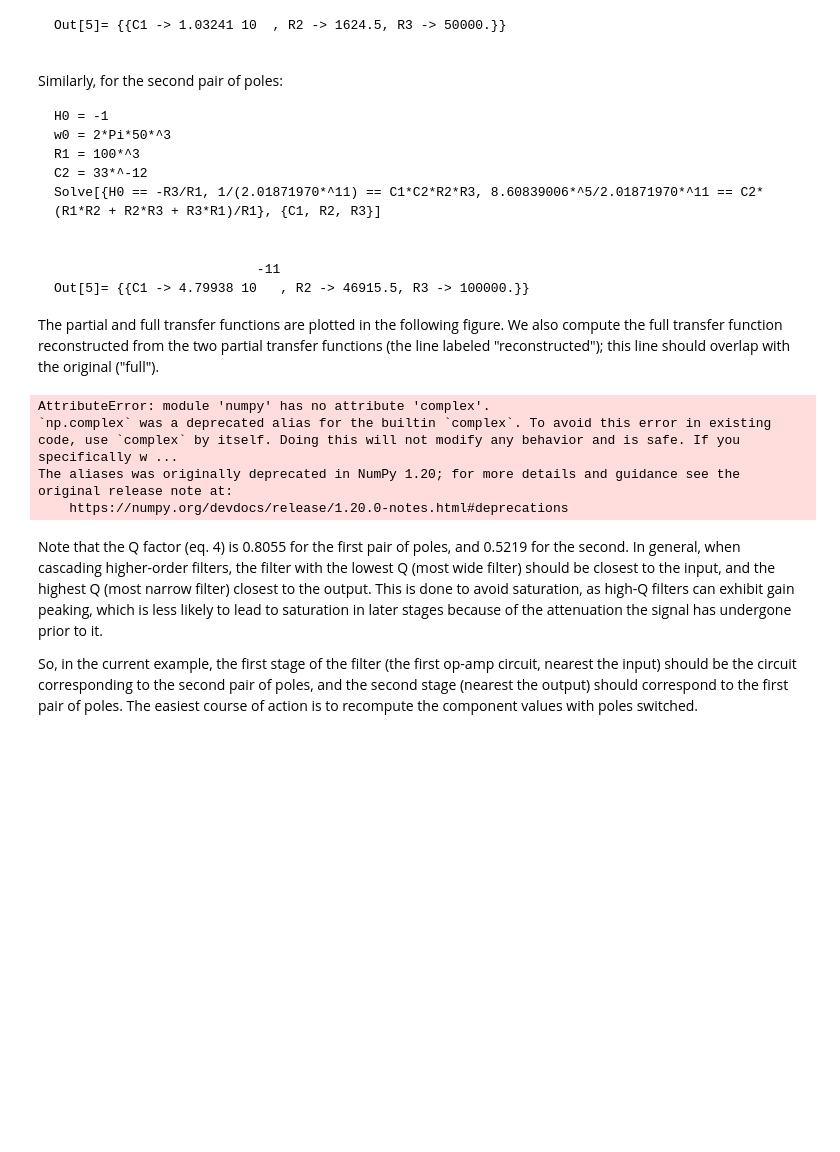
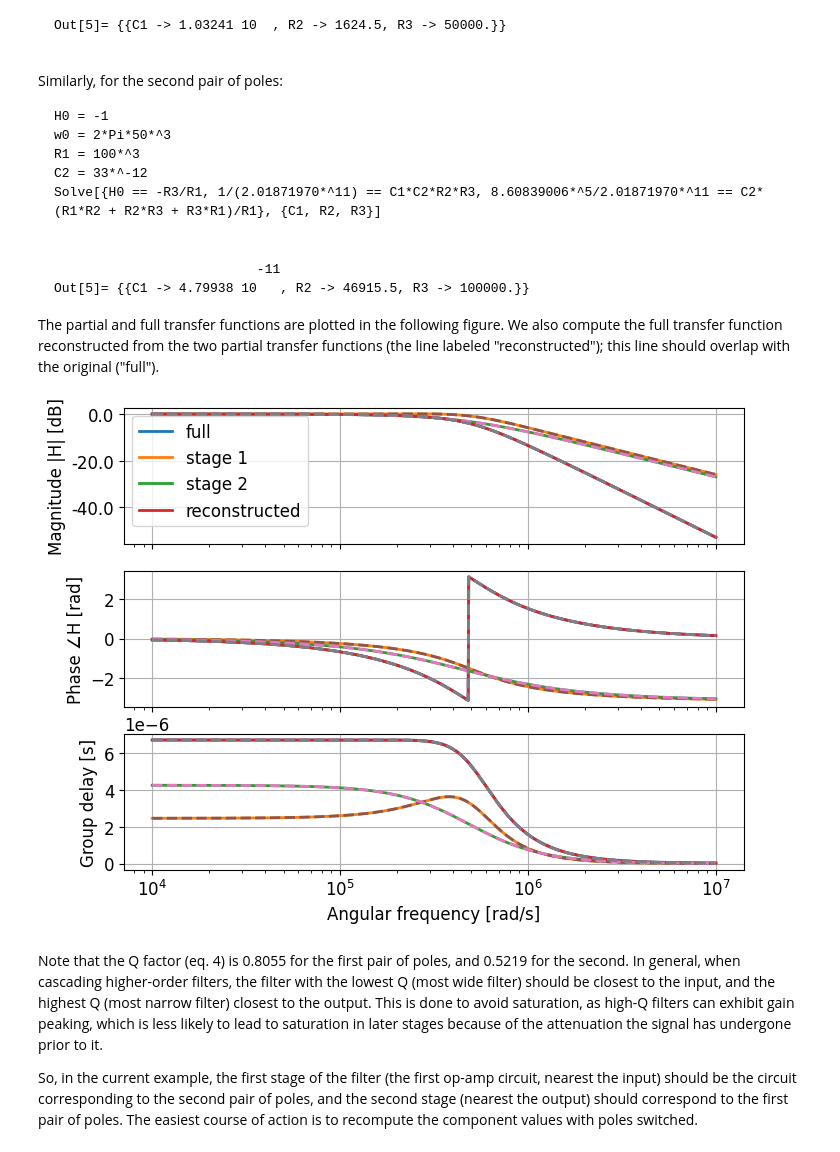
Before and after one commit to andan42/besselFilterVisualizer, a Jupyter notebook: Bessel filter design.ipynb, the cells around one changed output. Cells and saved outputs as stored; diff of their text form; code cells hidden in the pictures; blank space fills up the shorter version.

```diff
--- a/Bessel filter design.ipynb
+++ b/Bessel filter design.ipynb
@@ -342,23 +390,26 @@ Out[5]= {{C1 -> 4.79938 10   , R2 -> 46915.5, R3 -> 100000.}}
 
 The partial and full transfer functions are plotted in the following figure. We also compute the full transfer function reconstructed from the two partial transfer functions (the line labeled "reconstructed"); this line should overlap with the original ("full").
 # %%
-h_partial = np.empty((len(ω), len(_den)), dtype=np.complex)
+h_partial = np.empty((len(ω), len(_den)), dtype=complex) #it says np.complex is deorecated
 gd_partial = np.empty((len(ω), len(_den)))
+gd_partial_ = np.empty((len(ω), len(_den)))
 for i in range(len(_den)):
     h_partial[:, i] = np.poly1d(_den[i])(0)/np.poly1d(_den[i])(1j * ω)
-    gd_partial[:, i] = scipy.signal.group_delay([_num[i], _den[i]], ω)[1]
+    #gd_partial[:, i] = scipy.signal.group_delay([_num[i], _den[i]], ω)[1]
+    gd_partial[:, i] = get_group_delay_scipy(_num[i], _den[i], ω, fs=10**7) #todo figure out scientific way to pick fs. rn i just take the rightmost omega on the plot
+    gd_partial_[:, i] = get_group_delay(_num[i], _den[i], ω)
+
 
 h_reconstructed = np.prod(h_partial, axis=1)
 gd_reconstructed = np.sum(gd_partial, axis=1)
+gd_reconstructed_ = np.sum(gd_partial_, axis=1)
 
 h_plot = np.hstack([h[:, np.newaxis], h_partial, h_reconstructed[:, np.newaxis]])
 gd_plot = np.hstack([gd[:, np.newaxis], gd_partial, gd_reconstructed[:, np.newaxis]])
-_ = plot_transfer(ω, h_plot, gd_plot, line_labels=["full", "stage 1", "stage 2", "reconstructed"])
+gd_plot_ = np.hstack([gd_[:, np.newaxis], gd_partial_, gd_reconstructed_[:, np.newaxis]])
+_ = plot_transfer(ω, h_plot, gd_plot, h_plot, gd_plot_, line_labels=["full", "stage 1", "stage 2", "reconstructed"])
 # %% [output]
-AttributeError: module 'numpy' has no attribute 'complex'.
-`np.complex` was a deprecated alias for the builtin `complex`. To avoid this error in existing code, use `complex` by itself. Doing this will not modify any behavior and is safe. If you specifically w ...
-The aliases was originally deprecated in NumPy 1.20; for more details and guidance see the original release note at:
-    https://numpy.org/devdocs/release/1.20.0-notes.html#deprecations
+[figure, added]
 # %% [markdown]
 Note that the Q factor (eq. 4) is 0.8055 for the first pair of poles, and 0.5219 for the second. In general, when cascading higher-order filters, the filter with the lowest Q (most wide filter) should be closest to the input, and the highest Q (most narrow filter) closest to the output. This is done to avoid saturation, as high-Q filters can exhibit gain peaking, which is less likely to lead to saturation in later stages because of the attenuation the signal has undergone prior to it.
 
```
Also changed, not shown: parts of 8 cells of this notebook.
